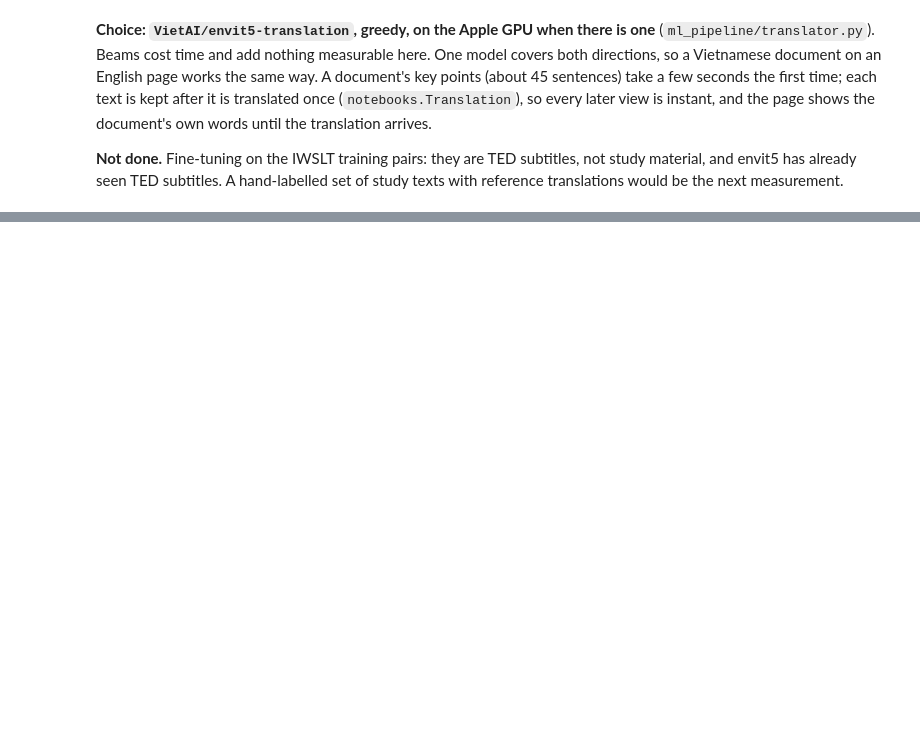
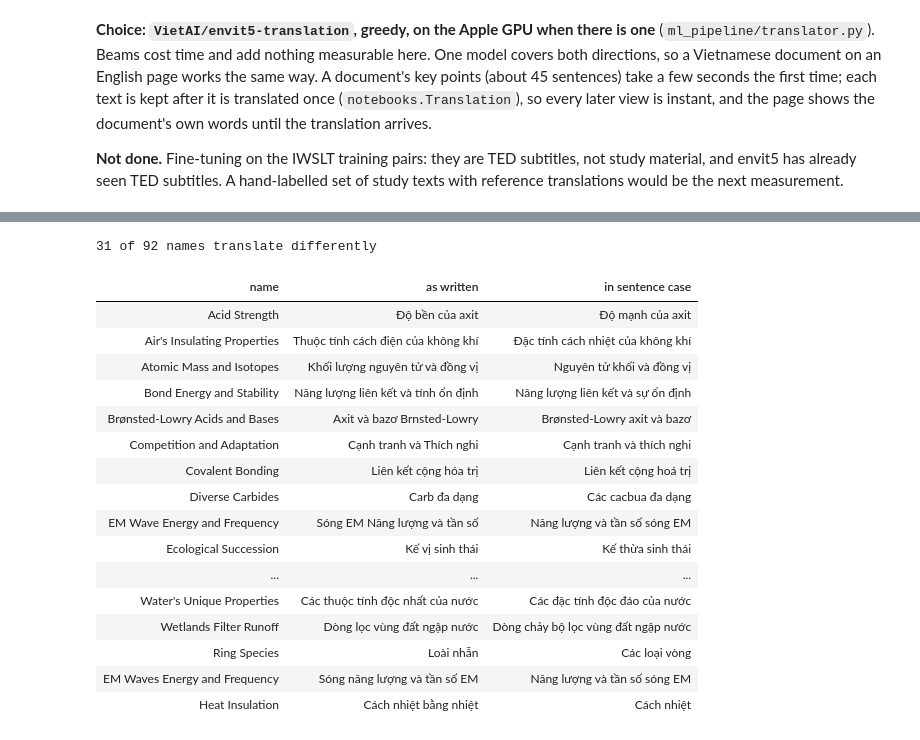
Before and after one commit to BlobaTeee/Study-Platform-Development, a Jupyter notebook: ml_pipeline/notebooks/12_translation.ipynb, the cells around one changed output, grey strips where cells are left out. Cells and saved outputs as stored; diff of their text form; code cells hidden in the pictures; blank space fills up the shorter version.

Commit message:
fix(translate): sentence-case names, keep symbols, redo old translations

```diff
--- a/ml_pipeline/notebooks/12_translation.ipynb
+++ b/ml_pipeline/notebooks/12_translation.ipynb
@@ -205,0 +215,28 @@ already seen TED subtitles. A hand-labelled set of study texts with reference tr
+# %%
+from ml_pipeline import translator as local
+names = json.loads((config.REPORTS_DIR / 'translation_demo_labels.json').read_text())['labels']
+before = translator('envit5')(names)
+after = local.translate(names, 'en', 'vi')
+changed = pd.DataFrame({'name': names, 'as written': before, 'in sentence case': after})
+changed = changed[changed['as written'] != changed['in sentence case']]
+print(f'{len(changed)} of {len(names)} names translate differently')
+changed.style.hide(axis='index')
+# %% [output]
+31 of 92 names translate differently
+| name | as written | in sentence case |
+| Acid Strength | Độ bền của axit | Độ mạnh của axit |
+| Air's Insulating Properties | Thuộc tính cách điện của không khí | Đặc tính cách nhiệt của không khí |
+| Atomic Mass and Isotopes | Khối lượng nguyên tử và đồng vị | Nguyên tử khối và đồng vị |
+| Bond Energy and Stability | Năng lượng liên kết và tính ổn định | Năng lượng liên kết và sự ổn định |
+| Brønsted-Lowry Acids and Bases | Axit và bazơ Brnsted-Lowry | Brønsted-Lowry axit và bazơ |
+| Competition and Adaptation | Cạnh tranh và Thích nghi | Cạnh tranh và thích nghi |
+| Covalent Bonding | Liên kết cộng hóa trị | Liên kết cộng hoá trị |
+| Diverse Carbides | Carb đa dạng | Các cacbua đa dạng |
+| EM Wave Energy and Frequency | Sóng EM Năng lượng và tần số | Năng lượng và tần số sóng EM |
+| Ecological Succession | Kế vị sinh thái | Kế thừa sinh thái |
+| ... | ... | ... |
+| Water's Unique Properties | Các thuộc tính độc nhất của nước | Các đặc tính độc đáo của nước |
+| Wetlands Filter Runoff | Dòng lọc vùng đất ngập nước | Dòng chảy bộ lọc vùng đất ngập nước |
+| Ring Species | Loài nhẫn | Các loại vòng |
+| EM Waves Energy and Frequency | Sóng năng lượng và tần số EM | Năng lượng và tần số sóng EM |
+| Heat Insulation | Cách nhiệt bằng nhiệt | Cách nhiệt |
```
Also changed, not shown: parts of 9 cells of this notebook, 5 other files.
